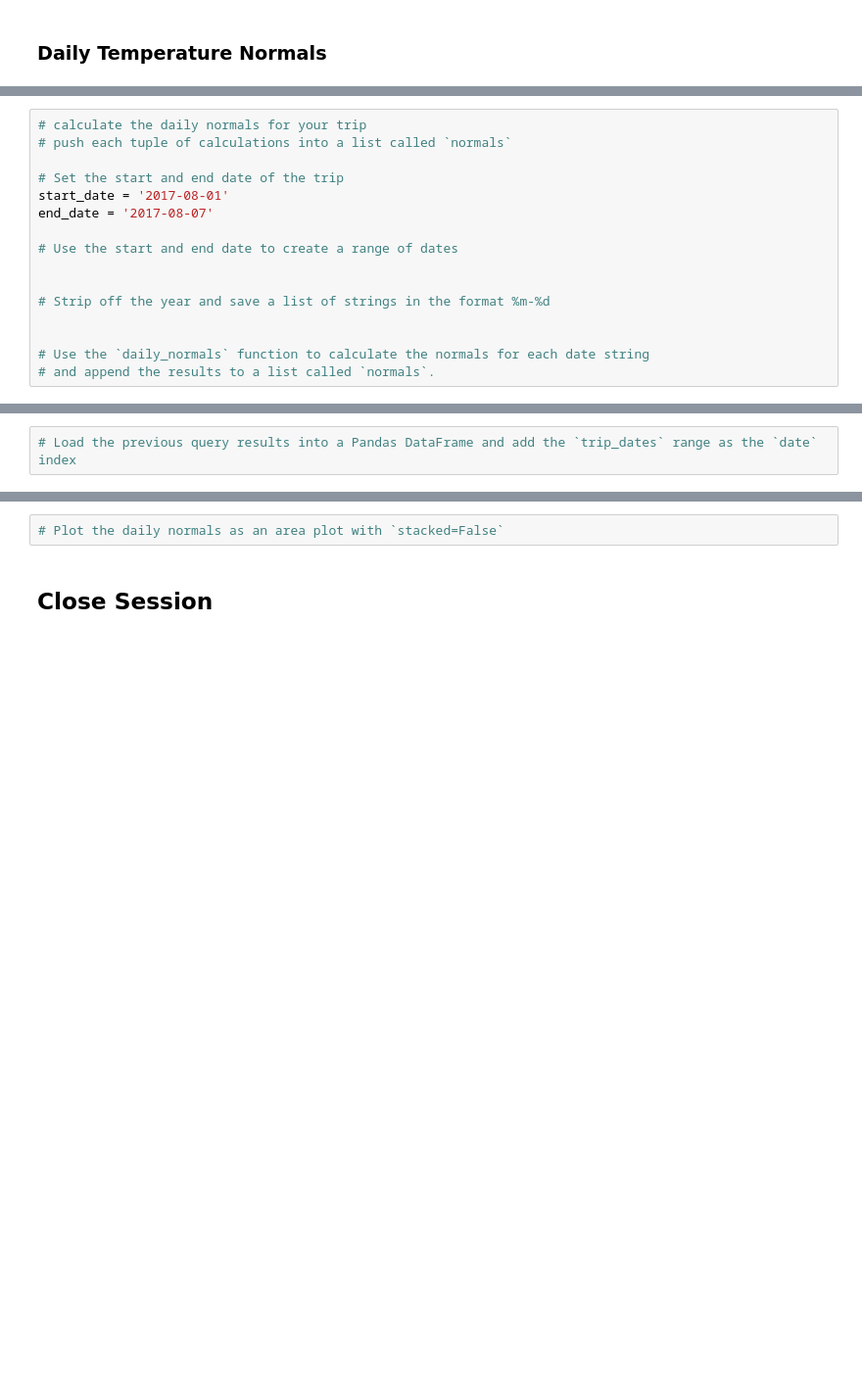
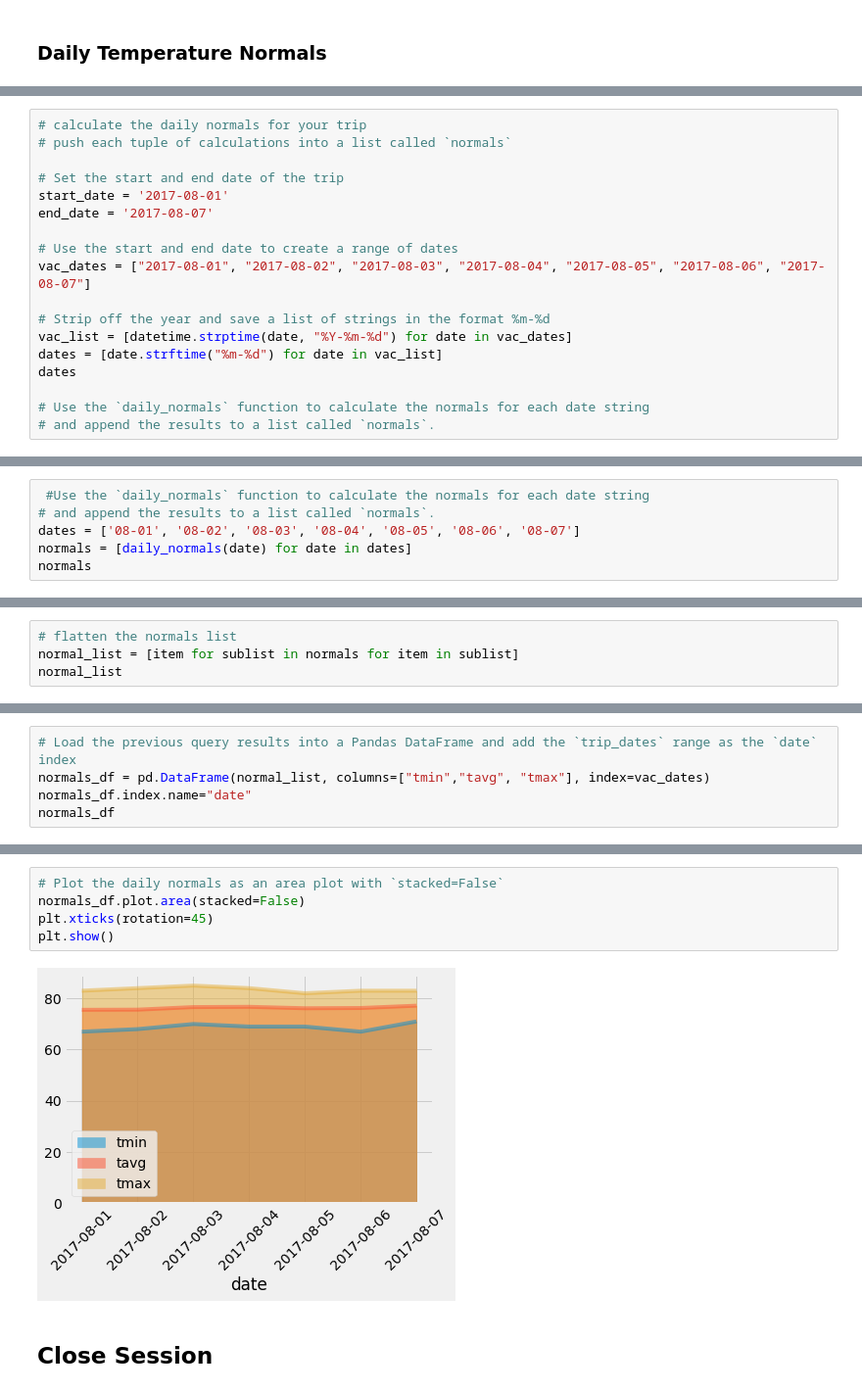
Before and after one commit to harsh-env/sqlalchemy-challenge, a Jupyter notebook: temp_analysis_bonus_2_starter.ipynb, the cells around one changed output, grey strips where cells are left out. Shown at 98% size. Saved outputs shown, nothing was run; the diff lists cells and outputs as text; blank space fills up the shorter version.

```diff
--- a/temp_analysis_bonus_2_starter.ipynb
+++ b/temp_analysis_bonus_2_starter.ipynb
@@ -160,10 +194,12 @@ start_date = '2017-08-01'
 end_date = '2017-08-07'
 
 # Use the start and end date to create a range of dates
-
+vac_dates = ["2017-08-01", "2017-08-02", "2017-08-03", "2017-08-04", "2017-08-05", "2017-08-06", "2017-08-07"]
 
 # Strip off the year and save a list of strings in the format %m-%d
-
+vac_list = [datetime.strptime(date, "%Y-%m-%d") for date in vac_dates]
+dates = [date.strftime("%m-%d") for date in vac_list]
+dates
 
 # Use the `daily_normals` function to calculate the normals for each date string
 # and append the results to a list called `normals`.
@@ -169,0 +208,6 @@ end_date = '2017-08-07'
+# %%
+ #Use the `daily_normals` function to calculate the normals for each date string
+# and append the results to a list called `normals`.
+dates = ['08-01', '08-02', '08-03', '08-04', '08-05', '08-06', '08-07']
+normals = [daily_normals(date) for date in dates]
+normals
@@ -169,0 +222,4 @@ end_date = '2017-08-07'
+# %%
+# flatten the normals list
+normal_list = [item for sublist in normals for item in sublist]
+normal_list
@@ -170,2 +234,5 @@ end_date = '2017-08-07'
 # %%
 # Load the previous query results into a Pandas DataFrame and add the `trip_dates` range as the `date` index
+normals_df = pd.DataFrame(normal_list, columns=["tmin","tavg", "tmax"], index=vac_dates)
+normals_df.index.name="date"
+normals_df
@@ -172,4 +249,9 @@ end_date = '2017-08-07'
 # %%
 # Plot the daily normals as an area plot with `stacked=False`
+normals_df.plot.area(stacked=False)
+plt.xticks(rotation=45)
+plt.show()
+# %% [output]
+[figure, added]
 # %% [markdown]
 ## Close Session
```
Also changed, not shown: parts of 10 cells of this notebook, 2 other files.
